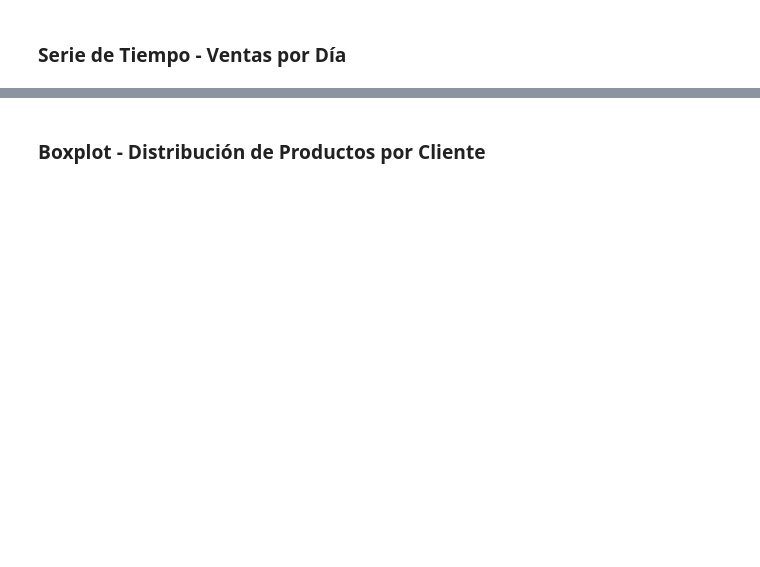
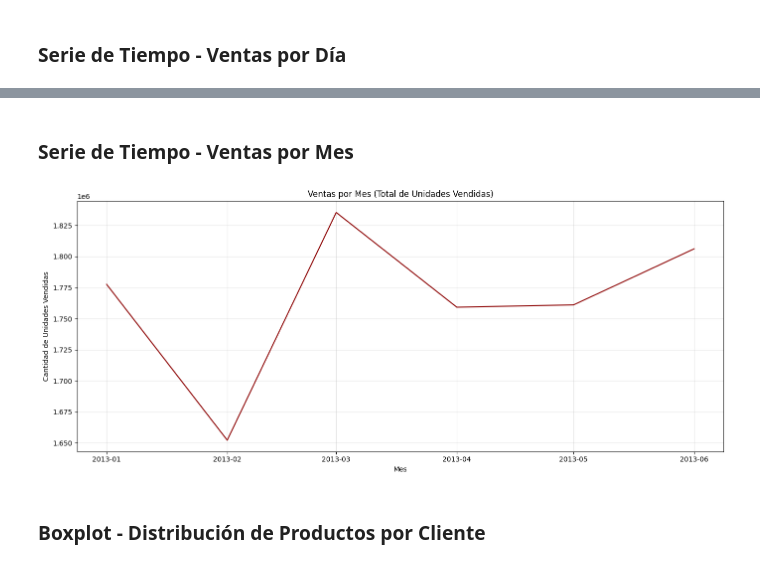
Before and after one commit to BrianMatasca/proyecto-final-distribuidos, a Jupyter notebook: taller_dashboard.ipynb, the cells around one changed output, grey strips where cells are left out. Cells and saved outputs as stored; diff of their text form; code cells hidden in the pictures; blank space fills up the shorter version.

```diff
--- a/taller_dashboard.ipynb
+++ b/taller_dashboard.ipynb
@@ -154,3 +180,27 @@ plt.show()
+# %% [markdown]
+### Serie de Tiempo - Ventas por Mes
+# %%
+all_transactions_df['date'] = pd.to_datetime(all_transactions_df['date'])
+
+# Agrupar por mes usando Period('M')
+ventas_por_mes = (
+    all_transactions_df
+    .groupby(all_transactions_df['date'].dt.to_period('M'))['num_products']
+    .sum()
+)
+
+ventas_por_mes.index = ventas_por_mes.index.to_timestamp()
+
+plt.figure(figsize=(14, 6))
+plt.plot(ventas_por_mes.index, ventas_por_mes.values, color='darkred', linewidth=1.5)
+plt.title('Ventas por Mes (Total de Unidades Vendidas)')
+plt.xlabel('Mes')
+plt.ylabel('Cantidad de Unidades Vendidas')
+plt.grid(True, alpha=0.3)
+plt.tight_layout()
+plt.show()
+# %% [output]
+[figure, added]
 # %% [markdown]
 ### Boxplot - Distribución de Productos por Cliente
 # %%
```
Also changed, not shown: parts of 32 cells of this notebook, 4 other files.
